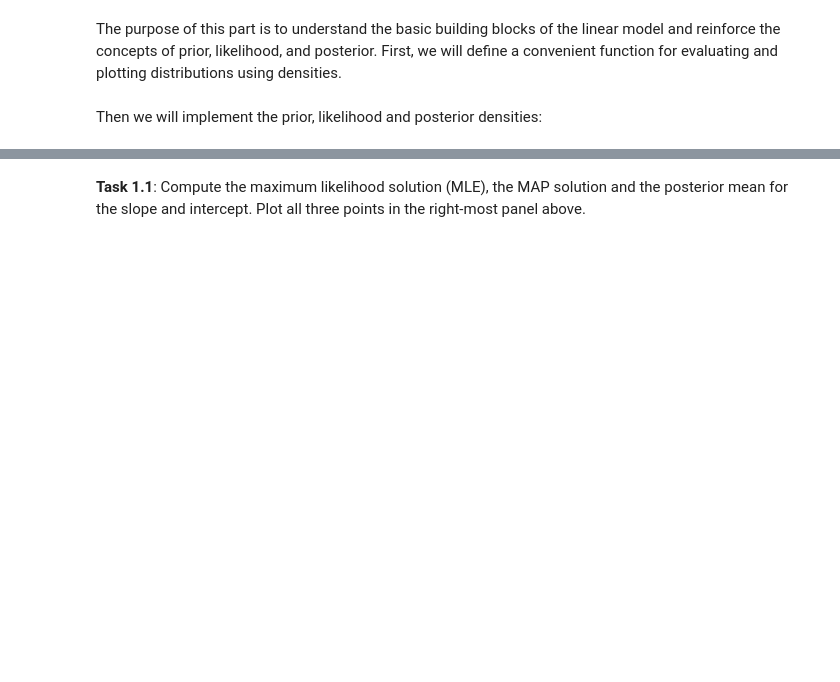
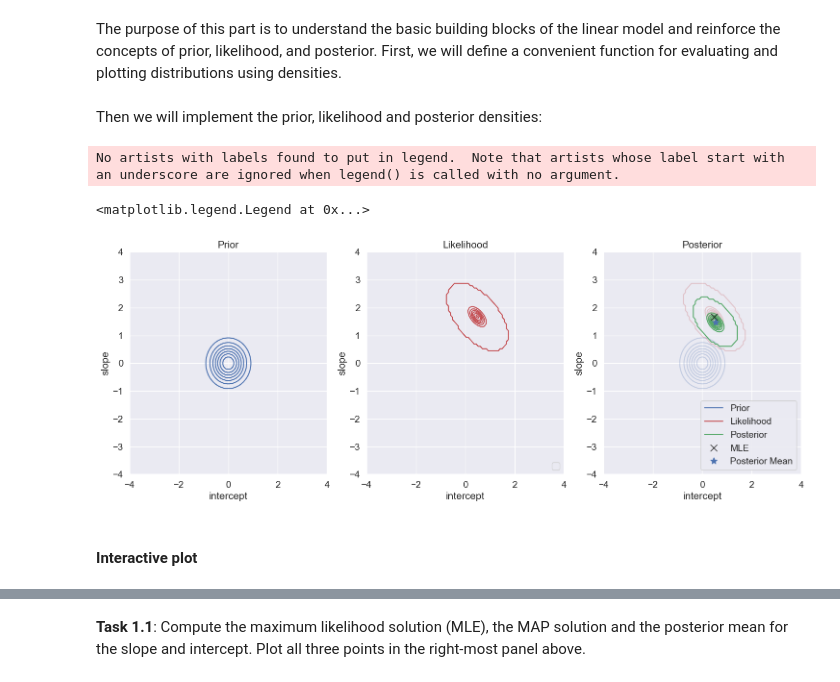
Before and after one commit to tzikos/Bayesian-ML-coursework, a Jupyter notebook: Week3/ex3_handout.ipynb, the cells around one changed output, grey strips where cells are left out. Cells and saved outputs as stored; diff of their text form; code cells hidden in the pictures; blank space fills up the shorter version.

```diff
--- a/Week3/ex3_handout.ipynb
+++ b/Week3/ex3_handout.ipynb
@@ -156,13 +158,16 @@ def plot_distribution(ax, x, y, density_fun, color=None, visibility=1, label=Non
     # plot contour
     ax.contour(a_array, b_array, jnp.exp(Z), colors=color, alpha=visibility)
     ax.plot([-1000], [-1000], color=color, label=label)
-    ax.set(xlabel='slope', ylabel='intercept', xlim=(-4, 4), ylim=(-4, 4), title=title)
+    ax.set(xlabel='intercept', ylabel='slope', xlim=(-4, 4), ylim=(-4, 4), title=title)
 # %% [markdown]
 Then we will implement the prior, likelihood and posterior densities:
 # %%
 # hyperparameters
 alpha = 5
-beta = 3/4
+beta = 2
+
+m_0 = jnp.array([0, 0])
+S_0 = 1/alpha*jnp.identity(2)
 
 # log normal probability density function
 log_npdf = lambda x, m, v: -0.5*jnp.log(2*jnp.pi*v) -0.5*(x-m)**2/v
@@ -170,32 +175,47 @@ log_npdf = lambda x, m, v: -0.5*jnp.log(2*jnp.pi*v) -0.5*(x-m)**2/v
 # simple function for making predictions
 predict = lambda x, a, b: a + b*x
 
 def log_prior(x, y, a, b):
     return multivariate_normal.logpdf(jnp.column_stack([a, b]), jnp.array([0, 0]), 1/alpha*jnp.identity(2))
 
 def log_likelihood(x, y, a, b):
     return jnp.sum(log_npdf(y, predict(x, a, b), 1/beta), 0)
 
 def log_posterior(x, y, a, b):
     return log_prior(x, y, a, b) + log_likelihood(x, y, a, b)
 
 def design_matrix(x):
     return jnp.column_stack((jnp.ones(len(x)), x))
 
 # plot
 fig, axes = plt.subplots(1, 3, figsize=(18,6))
 plot_distribution(axes[0], xtrain, ytrain, density_fun=log_prior, color='b', title='Prior')
 plot_distribution(axes[1], xtrain, ytrain, density_fun=log_likelihood, color='r', title='Likelihood')
 plot_distribution(axes[2], xtrain, ytrain, density_fun=log_prior, color='b', visibility=0.25, label='Prior')
 plot_distribution(axes[2], xtrain, ytrain, density_fun=log_likelihood, color='r', visibility=0.25, label='Likelihood')
 plot_distribution(axes[2], xtrain, ytrain, density_fun=log_posterior, color='g', label='Posterior', title='Posterior')
 
 ##################################################################
 # Insert your solution here
 ##################################################################
+S = jnp.linalg.inv(jnp.linalg.inv(S_0) + beta * design_matrix(xtrain).T @ design_matrix(xtrain))
+
+w_mle = jnp.linalg.inv(design_matrix(xtrain).T @ design_matrix(xtrain)) @ design_matrix(xtrain).T @ ytrain
+
+# MAP/Posterior mean
+posterior_mean = beta * S @ design_matrix(xtrain).T @ ytrain
+# Plot the MLE and MAP estimates on the last plot
+axes[2].plot(w_mle[0], w_mle[1], 'kx', label='MLE', markersize=10)
+axes[2].plot(posterior_mean[0], posterior_mean[1], '*', label='Posterior Mean', markersize=10)
 ##################################################################
 # end of solution
 ##################################################################
 
-axes[1].legend(loc='lower right');
-axes[2].legend(loc='lower right');
+axes[1].legend(loc='lower right')
+axes[2].legend(loc='lower right')
+# %% [output]
+No artists with labels found to put in legend.  Note that artists whose label start with an underscore are ignored when legend() is called with no argument.
+<matplotlib.legend.Legend at 0x...>
+[figure, added]
+# %% [markdown]
+#### Interactive plot
```
Also changed, not shown: parts of 34 cells of this notebook.
